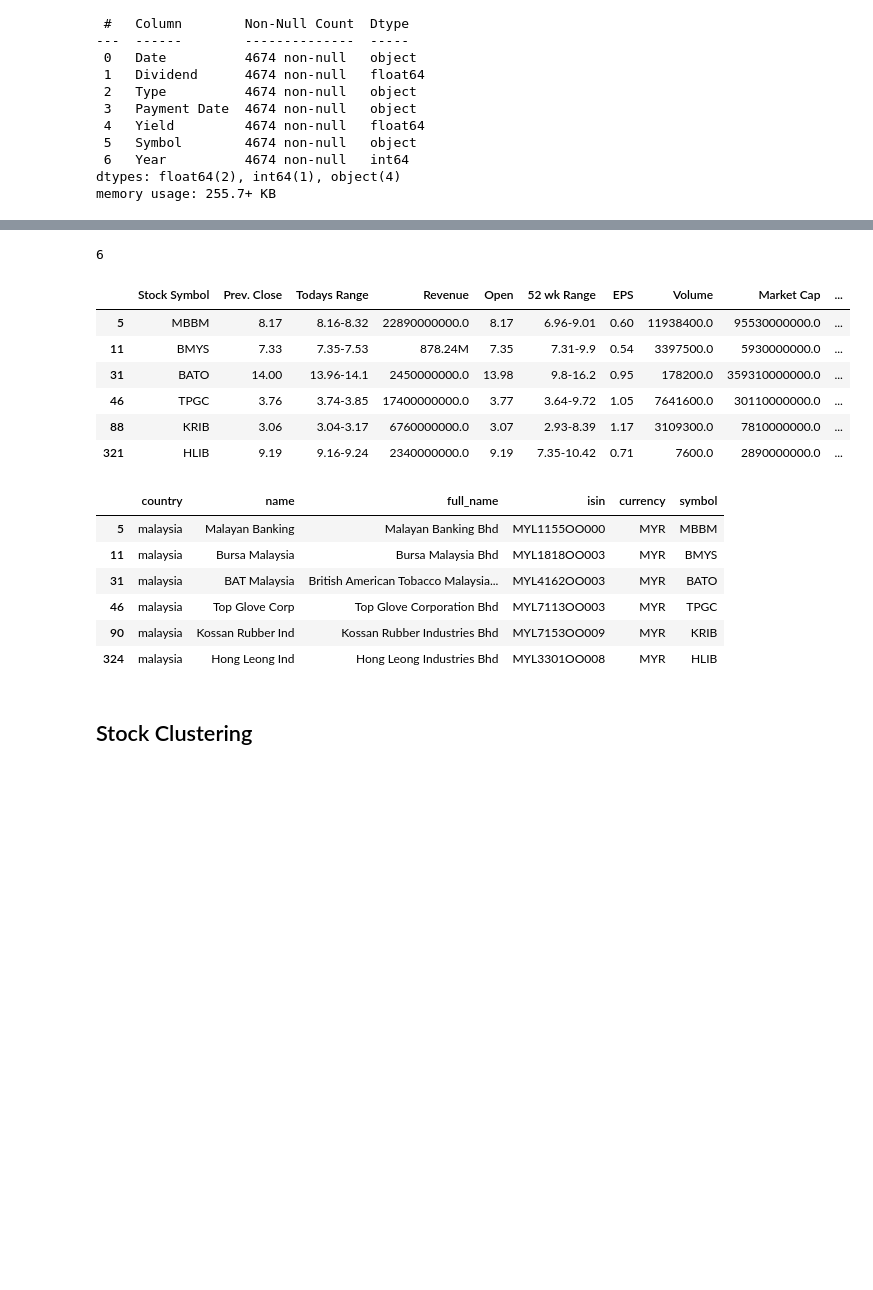
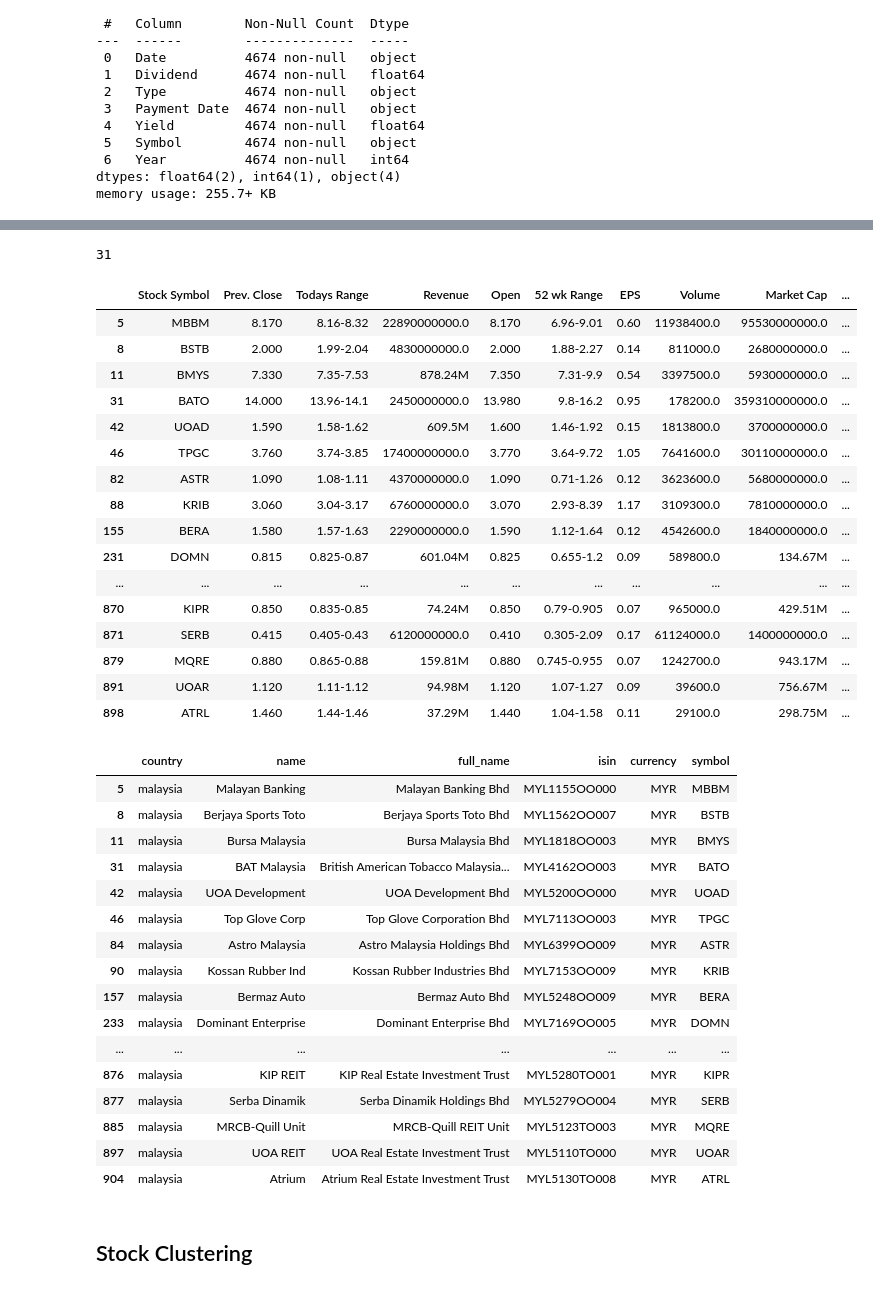
Before and after one commit to alpha2phi/jupyter-notebooks, a Jupyter notebook: nbs/02_00_stocks_selection.ipynb, the cells around one changed output, grey strips where cells are left out. Drawn from its saved outputs; the diff is of its cells as text; code cells hidden in the pictures; blank space fills up the shorter version.

```diff
--- a/nbs/02_00_stocks_selection.ipynb
+++ b/nbs/02_00_stocks_selection.ipynb
@@ -283,38 +283,58 @@ df_summary['EPS'] = df_summary['EPS'].apply(convert_uom)
 | 9 | DRBM | 1.59 | 1.6-1.65 | 14550000000.0 | 1.60 | 1.58-2.25 | 0.41 | 2419300.0 | 3070000000.0 | ... |
 # %%
 # Short list stocks
-df_selected = df_summary[  (df_summary['PE'] < 15) & (df_summary['PE'] > 0) & (df_summary['Yield'] > 8) & (df_summary['EPS'] > 0.4) ]
+df_selected = df_summary[  (df_summary['PE'] < 15) & (df_summary['PE'] > 0) & (df_summary['Yield'] > 8)  ]
 
 display(len(df_selected))
 display(df_selected.head(100))
 
 #df_temp = df_stocks_info[ df_stocks_info['Stock Symbol'].isin(df_selected['Symbol']) ]
 #display(df_temp)
 
 # TODO - earning date is < 30 days from now
 # display( df_temp[ pd.to_datetime(df_temp['Next Earnings Date'], format='%d/%m/%Y', errors='coerce') > pd.Timestamp('today')] )
 
 display(df_stocks[ df_stocks['symbol'].isin(df_selected['Symbol']) ])
 
 # display(df_stocks_dividends[ (df_stocks_dividends['Symbol'].isin(df_selected['Symbol'])) &  ((df_stocks_dividends['Year'] == 2021) | (df_stocks_dividends['Year'] == 2020)) ])
 # Save
 save_csv(df_selected, STOCKS_SELECTED)
 # %% [output]
-6
+31
 |  | Stock Symbol | Prev. Close | Todays Range | Revenue | Open | 52 wk Range | EPS | Volume | Market Cap | ... |
-| 5 | MBBM | 8.17 | 8.16-8.32 | 22890000000.0 | 8.17 | 6.96-9.01 | 0.60 | 11938400.0 | 95530000000.0 | ... |
-| 11 | BMYS | 7.33 | 7.35-7.53 | 878.24M | 7.35 | 7.31-9.9 | 0.54 | 3397500.0 | 5930000000.0 | ... |
-| 31 | BATO | 14.00 | 13.96-14.1 | 2450000000.0 | 13.98 | 9.8-16.2 | 0.95 | 178200.0 | 359310000000.0 | ... |
-| 46 | TPGC | 3.76 | 3.74-3.85 | 17400000000.0 | 3.77 | 3.64-9.72 | 1.05 | 7641600.0 | 30110000000.0 | ... |
-| 88 | KRIB | 3.06 | 3.04-3.17 | 6760000000.0 | 3.07 | 2.93-8.39 | 1.17 | 3109300.0 | 7810000000.0 | ... |
-| 321 | HLIB | 9.19 | 9.16-9.24 | 2340000000.0 | 9.19 | 7.35-10.42 | 0.71 | 7600.0 | 2890000000.0 | ... |
+| 5 | MBBM | 8.170 | 8.16-8.32 | 22890000000.0 | 8.170 | 6.96-9.01 | 0.60 | 11938400.0 | 95530000000.0 | ... |
+| 8 | BSTB | 2.000 | 1.99-2.04 | 4830000000.0 | 2.000 | 1.88-2.27 | 0.14 | 811000.0 | 2680000000.0 | ... |
+| 11 | BMYS | 7.330 | 7.35-7.53 | 878.24M | 7.350 | 7.31-9.9 | 0.54 | 3397500.0 | 5930000000.0 | ... |
+| 31 | BATO | 14.000 | 13.96-14.1 | 2450000000.0 | 13.980 | 9.8-16.2 | 0.95 | 178200.0 | 359310000000.0 | ... |
+| 42 | UOAD | 1.590 | 1.58-1.62 | 609.5M | 1.600 | 1.46-1.92 | 0.15 | 1813800.0 | 3700000000.0 | ... |
+| 46 | TPGC | 3.760 | 3.74-3.85 | 17400000000.0 | 3.770 | 3.64-9.72 | 1.05 | 7641600.0 | 30110000000.0 | ... |
+| 82 | ASTR | 1.090 | 1.08-1.11 | 4370000000.0 | 1.090 | 0.71-1.26 | 0.12 | 3623600.0 | 5680000000.0 | ... |
+| 88 | KRIB | 3.060 | 3.04-3.17 | 6760000000.0 | 3.070 | 2.93-8.39 | 1.17 | 3109300.0 | 7810000000.0 | ... |
+| 155 | BERA | 1.580 | 1.57-1.63 | 2290000000.0 | 1.590 | 1.12-1.64 | 0.12 | 4542600.0 | 1840000000.0 | ... |
+| 231 | DOMN | 0.815 | 0.825-0.87 | 601.04M | 0.825 | 0.655-1.2 | 0.09 | 589800.0 | 134.67M | ... |
+| ... | ... | ... | ... | ... | ... | ... | ... | ... | ... | ... |
+| 870 | KIPR | 0.850 | 0.835-0.85 | 74.24M | 0.850 | 0.79-0.905 | 0.07 | 965000.0 | 429.51M | ... |
+| 871 | SERB | 0.415 | 0.405-0.43 | 6120000000.0 | 0.410 | 0.305-2.09 | 0.17 | 61124000.0 | 1400000000.0 | ... |
+| 879 | MQRE | 0.880 | 0.865-0.88 | 159.81M | 0.880 | 0.745-0.955 | 0.07 | 1242700.0 | 943.17M | ... |
+| 891 | UOAR | 1.120 | 1.11-1.12 | 94.98M | 1.120 | 1.07-1.27 | 0.09 | 39600.0 | 756.67M | ... |
+| 898 | ATRL | 1.460 | 1.44-1.46 | 37.29M | 1.440 | 1.04-1.58 | 0.11 | 29100.0 | 298.75M | ... |
 |  | country | name | full_name | isin | currency | symbol |
 | 5 | malaysia | Malayan Banking | Malayan Banking Bhd | MYL1155OO000 | MYR | MBBM |
+| 8 | malaysia | Berjaya Sports Toto | Berjaya Sports Toto Bhd | MYL1562OO007 | MYR | BSTB |
 | 11 | malaysia | Bursa Malaysia | Bursa Malaysia Bhd | MYL1818OO003 | MYR | BMYS |
 | 31 | malaysia | BAT Malaysia | British American Tobacco Malaysia... | MYL4162OO003 | MYR | BATO |
+| 42 | malaysia | UOA Development | UOA Development Bhd | MYL5200OO000 | MYR | UOAD |
 | 46 | malaysia | Top Glove Corp | Top Glove Corporation Bhd | MYL7113OO003 | MYR | TPGC |
+| 84 | malaysia | Astro Malaysia | Astro Malaysia Holdings Bhd | MYL6399OO009 | MYR | ASTR |
 | 90 | malaysia | Kossan Rubber Ind | Kossan Rubber Industries Bhd | MYL7153OO009 | MYR | KRIB |
-| 324 | malaysia | Hong Leong Ind | Hong Leong Industries Bhd | MYL3301OO008 | MYR | HLIB |
+| 157 | malaysia | Bermaz Auto | Bermaz Auto Bhd | MYL5248OO009 | MYR | BERA |
+| 233 | malaysia | Dominant Enterprise | Dominant Enterprise Bhd | MYL7169OO005 | MYR | DOMN |
+| ... | ... | ... | ... | ... | ... | ... |
+| 876 | malaysia | KIP REIT | KIP Real Estate Investment Trust | MYL5280TO001 | MYR | KIPR |
+| 877 | malaysia | Serba Dinamik | Serba Dinamik Holdings Bhd | MYL5279OO004 | MYR | SERB |
+| 885 | malaysia | MRCB-Quill Unit | MRCB-Quill REIT Unit | MYL5123TO003 | MYR | MQRE |
+| 897 | malaysia | UOA REIT | UOA Real Estate Investment Trust | MYL5110TO000 | MYR | UOAR |
+| 904 | malaysia | Atrium | Atrium Real Estate Investment Trust | MYL5130TO008 | MYR | ATRL |
 # %% [markdown]
 ## Stock Clustering
 # %%
```
Also changed, not shown: parts of 4 cells of this notebook, 1 other file.
